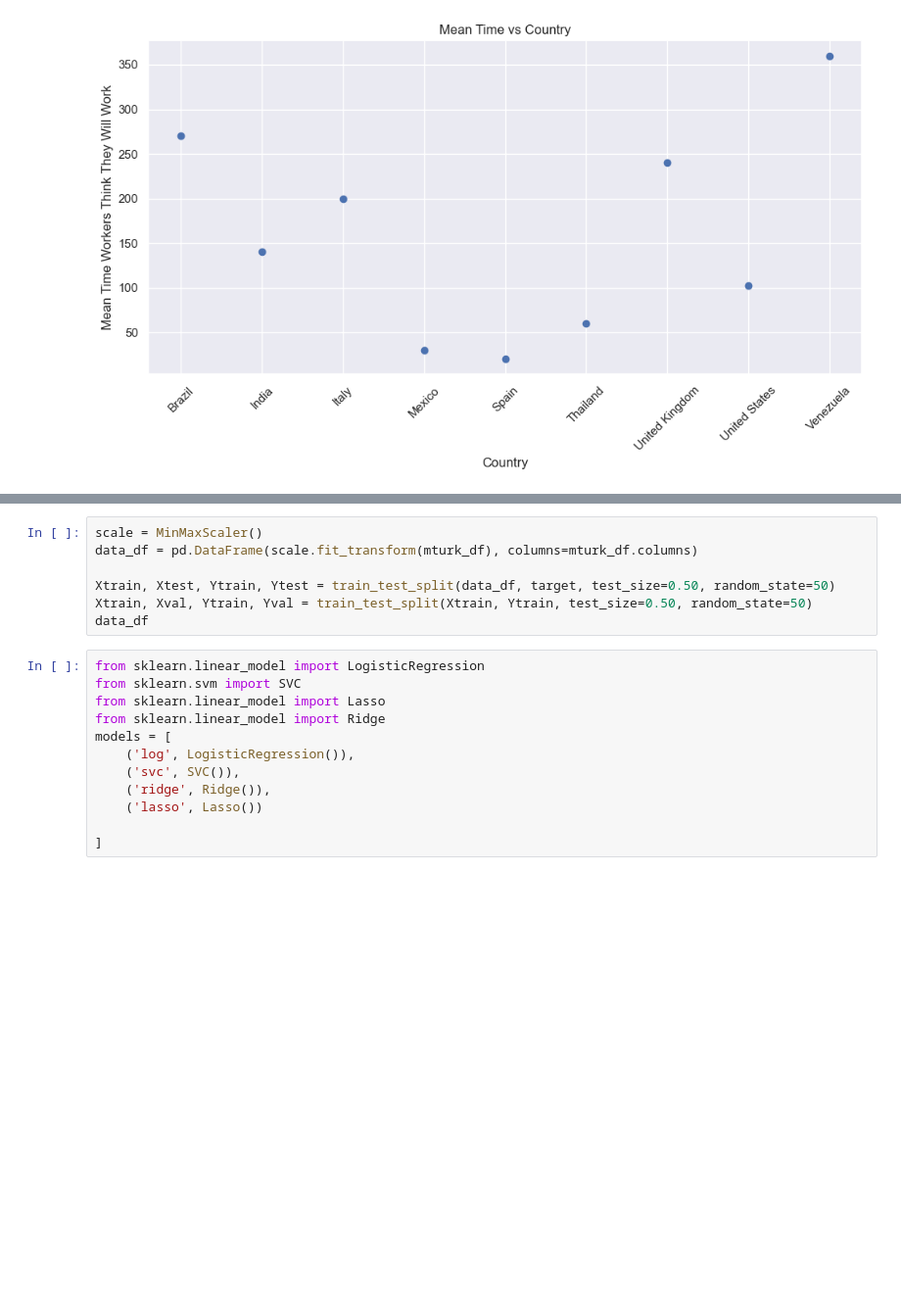
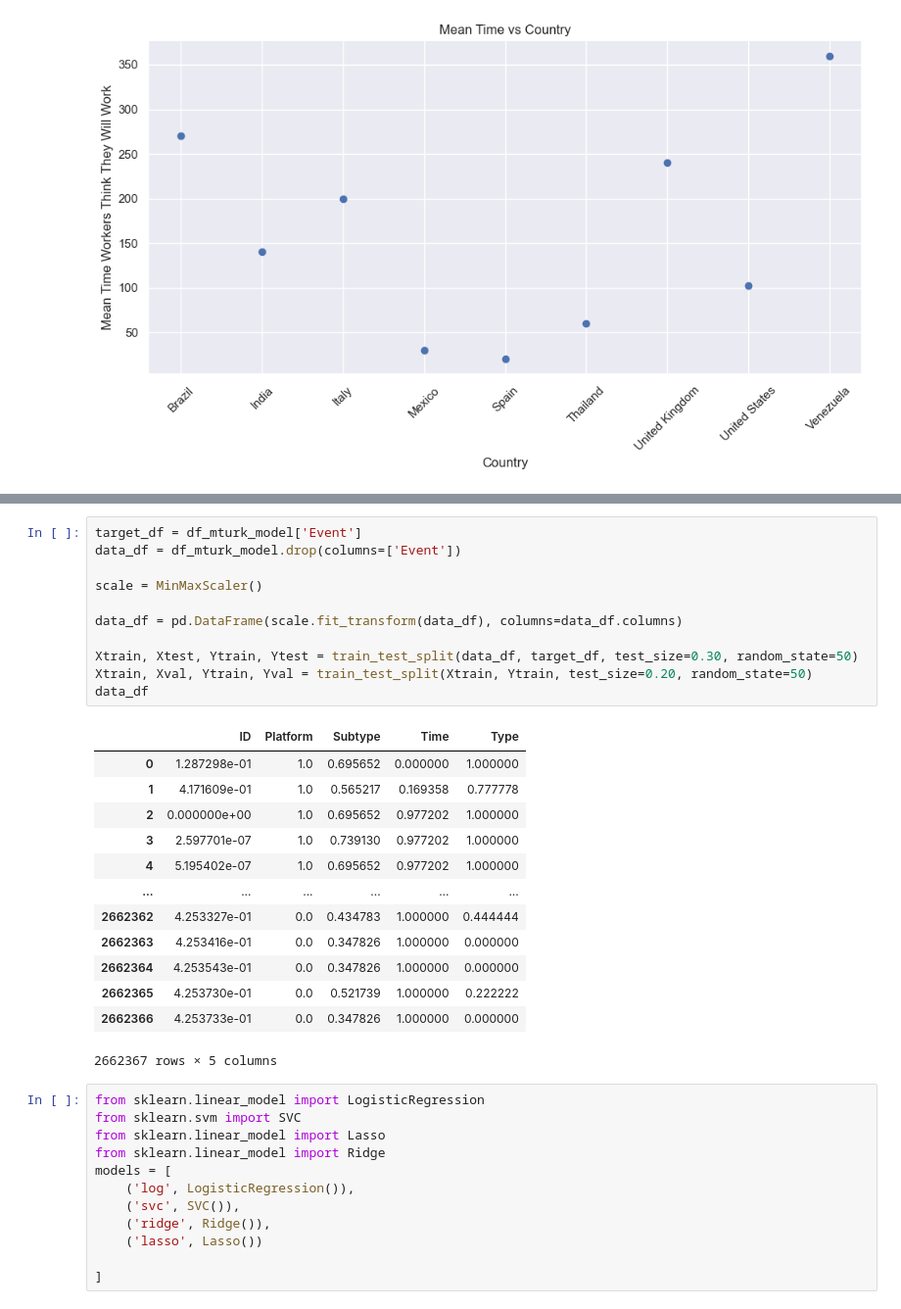
Before and after one commit to NicholasBerns/DataScienceProject, a Jupyter notebook: models.ipynb, the cells around one changed output, grey strips where cells are left out. Shown at 98% size. Cells and saved outputs as stored; diff of their text form; blank space fills up the shorter version.

```diff
--- a/models.ipynb
+++ b/models.ipynb
@@ -244,10 +274,28 @@ plt.show()
 # %%
+target_df = df_mturk_model['Event']
+data_df = df_mturk_model.drop(columns=['Event'])
+
 scale = MinMaxScaler()
-data_df = pd.DataFrame(scale.fit_transform(mturk_df), columns=mturk_df.columns)
 
-Xtrain, Xtest, Ytrain, Ytest = train_test_split(data_df, target, test_size=0.50, random_state=50)
-Xtrain, Xval, Ytrain, Yval = train_test_split(Xtrain, Ytrain, test_size=0.50, random_state=50)
+data_df = pd.DataFrame(scale.fit_transform(data_df), columns=data_df.columns)
+
+Xtrain, Xtest, Ytrain, Ytest = train_test_split(data_df, target_df, test_size=0.30, random_state=50)
+Xtrain, Xval, Ytrain, Yval = train_test_split(Xtrain, Ytrain, test_size=0.20, random_state=50)
 data_df
+# %% [output]
+|  | ID | Platform | Subtype | Time | Type |
+| 0 | 1.287298e-01 | 1.0 | 0.695652 | 0.000000 | 1.000000 |
+| 1 | 4.171609e-01 | 1.0 | 0.565217 | 0.169358 | 0.777778 |
+| 2 | 0.000000e+00 | 1.0 | 0.695652 | 0.977202 | 1.000000 |
+| 3 | 2.597701e-07 | 1.0 | 0.739130 | 0.977202 | 1.000000 |
+| 4 | 5.195402e-07 | 1.0 | 0.695652 | 0.977202 | 1.000000 |
+| ... | ... | ... | ... | ... | ... |
+| 2662362 | 4.253327e-01 | 0.0 | 0.434783 | 1.000000 | 0.444444 |
+| 2662363 | 4.253416e-01 | 0.0 | 0.347826 | 1.000000 | 0.000000 |
+| 2662364 | 4.253543e-01 | 0.0 | 0.347826 | 1.000000 | 0.000000 |
+| 2662365 | 4.253730e-01 | 0.0 | 0.521739 | 1.000000 | 0.222222 |
+| 2662366 | 4.253733e-01 | 0.0 | 0.347826 | 1.000000 | 0.000000 |
+2662367 rows × 5 columns
 # %%
 from sklearn.linear_model import LogisticRegression
 from sklearn.svm import SVC
```
Also changed, not shown: parts of 5 cells of this notebook.
